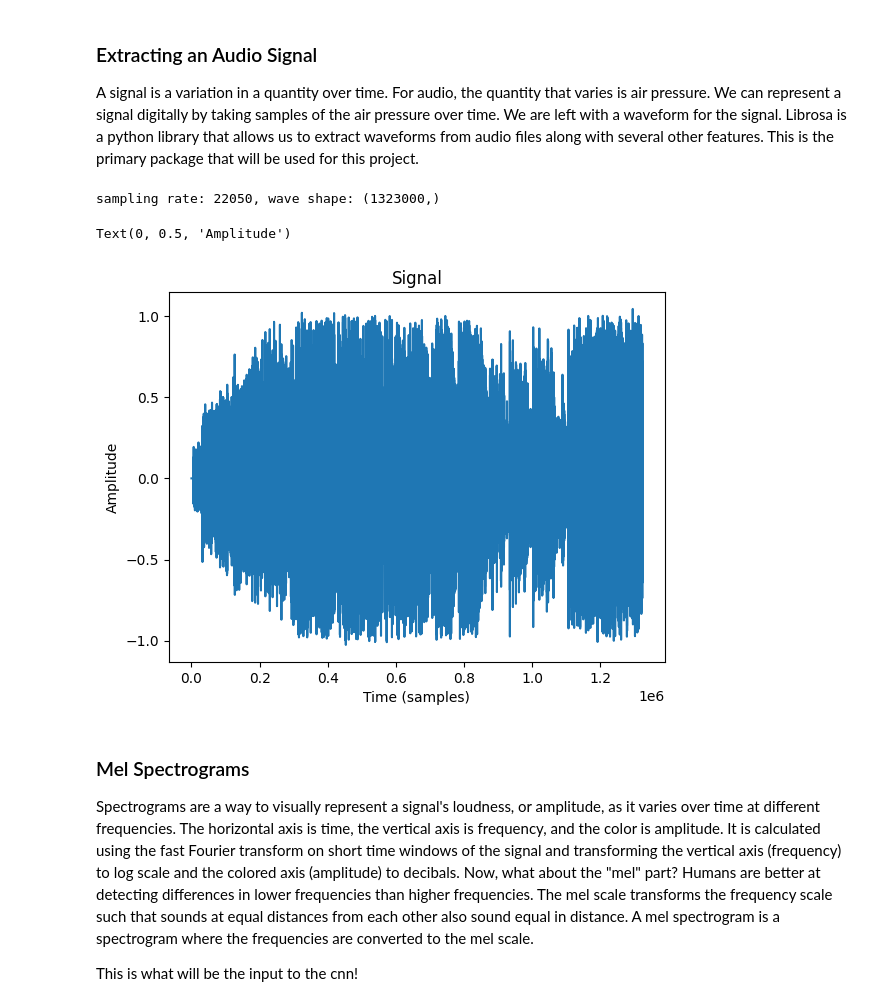
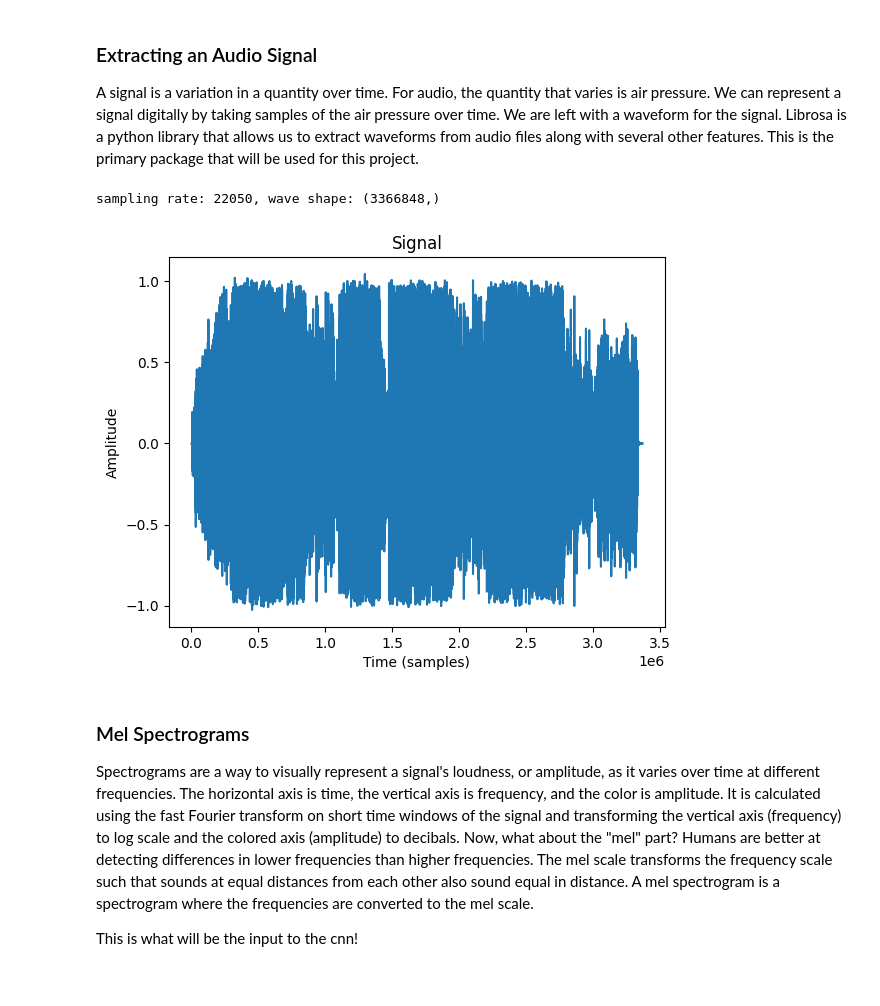
Before and after one commit to omersideman/ai-project, a Jupyter notebook: notebooks/data_processing_cnn.ipynb, the cells around one changed output. Cells and saved outputs as stored; diff of their text form; code cells hidden in the pictures.

```diff
--- a/notebooks/data_processing_cnn.ipynb
+++ b/notebooks/data_processing_cnn.ipynb
@@ -36,20 +38,15 @@ example_audio_path = AUDIO_DIR + "7ya7Jv4hJ9W0Baz7h9nL7E.wav"
 
 A signal is a variation in a quantity over time. For audio, the quantity that varies is air pressure. We can represent a signal digitally by taking samples of the air pressure over time. We are left with a waveform for the signal. Librosa is a python library that allows us to extract waveforms from audio files along with several other features. This is the primary package that will be used for this project.
 # %%
-# Extracting the wave, "y", and sampling rate, "sr", of the audio file (first sixty seconds)
-y, sr = librosa.load(example_audio_path, sr=SR, mono=True, duration=60)
+# Extracting the wave, "y", and sampling rate, "sr", of the audio file
+y, sr = librosa.load(example_audio_path, sr=SR, mono=True)
 print(f"sampling rate: {sr}, wave shape: {y.shape}")
 # %% [output]
-sampling rate: 22050, wave shape: (1323000,)
+sampling rate: 22050, wave shape: (3366848,)
-# %%
-# Plotting the wave
-plt.plot(y)
-plt.title("Signal")
-plt.xlabel("Time (samples)")
-plt.ylabel("Amplitude")
-# %% [output]
-Text(0, 0.5, 'Amplitude')
-[figure, removed]
+# %%
+plot_audio_wave(y)
+# %% [output]
+[figure, added]
 # %% [markdown]
 ### Mel Spectrograms
 
```
Also changed, not shown: parts of 11 cells of this notebook, 3 other files.
